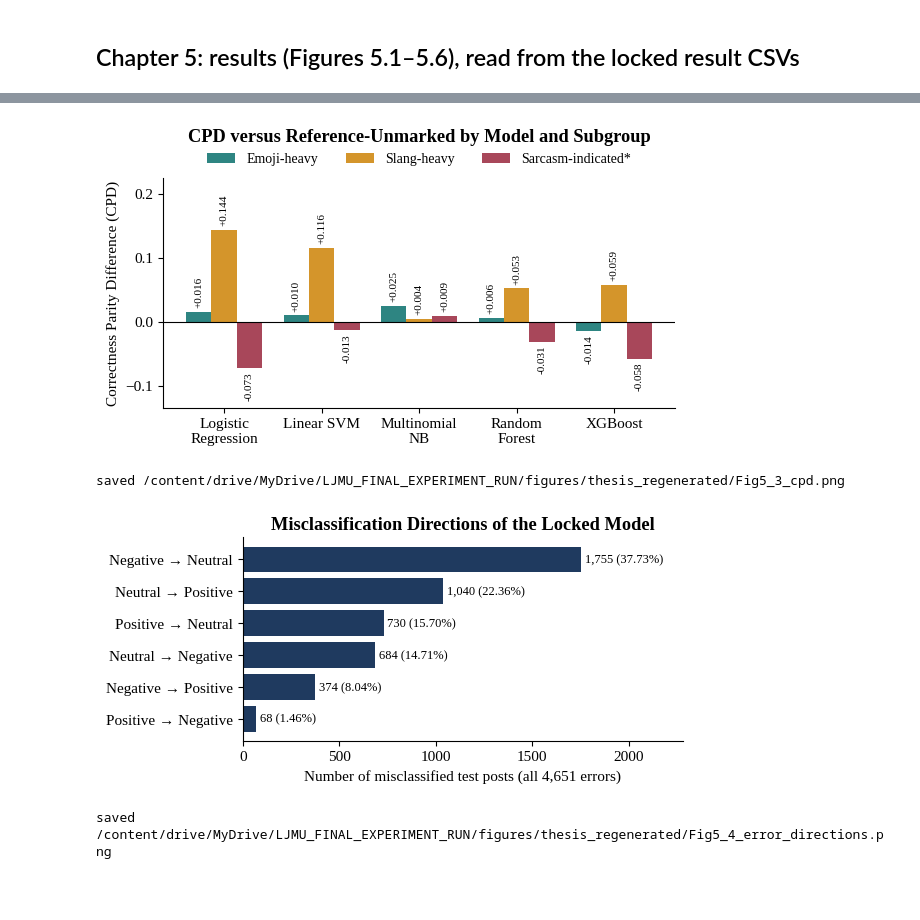
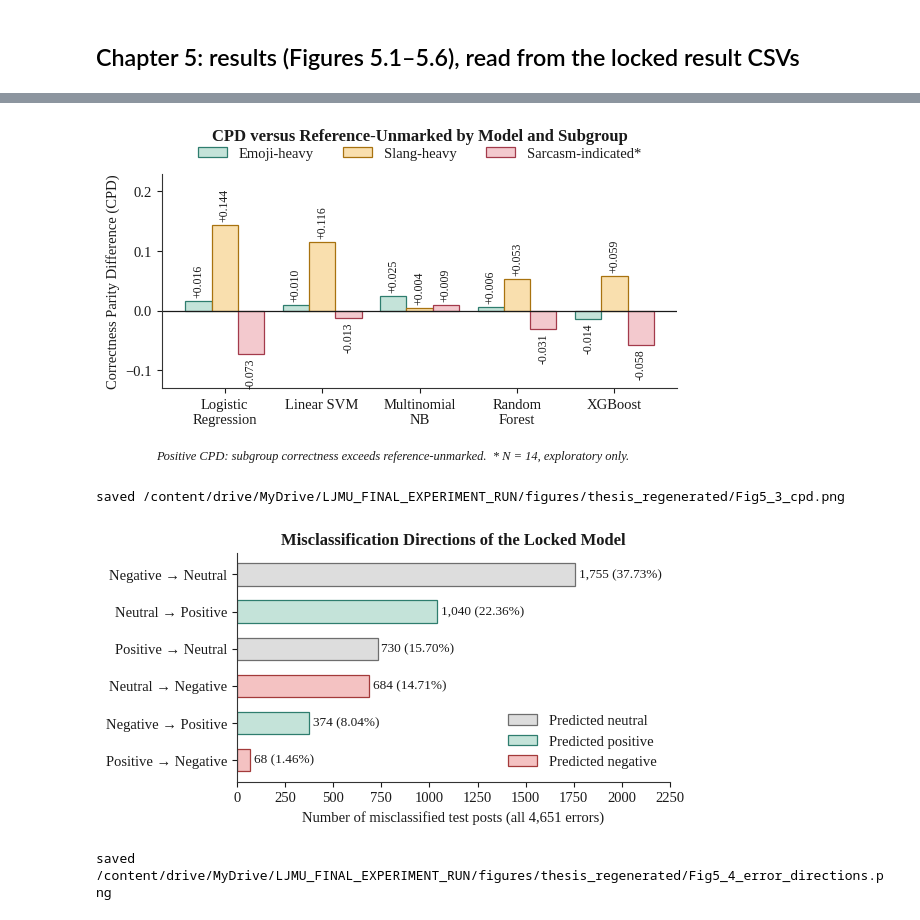
Before and after one commit to abtGIT/ethical-risk-assessment-sentiment-analysis-models-social-media-monitoring-bias-inclusivity, a Jupyter notebook: Implementation/FIGURES_Regenerate.ipynb, the cells around one changed output, grey strips where cells are left out. Drawn from its saved outputs; the diff is of its cells as text; code cells hidden in the pictures; blank space fills up the shorter version.

```diff
--- a/Implementation/FIGURES_Regenerate.ipynb
+++ b/Implementation/FIGURES_Regenerate.ipynb
@@ -140,14 +188,15 @@ saved /content/drive/MyDrive/LJMU_FINAL_EXPERIMENT_RUN/figures/thesis_regenerate
 # Figure 5.2 subgroup Macro F1 with bootstrap intervals
 p = pd.read_csv(need(RES/'F05_RQ1_subgroup_performance.csv')).set_index('Subgroup')
 order = ['reference-unmarked', 'emoji-heavy', 'slang-heavy', 'sarcasm-indicated']; p = p.loc[order]
-fig, ax = plt.subplots(figsize=(6.1, 3.0)); y = np.arange(len(p))[::-1]
-ax.barh(y, p['Macro F1'], color=[C['navy'], C['pos'], C['orange'], C['neg']], height=0.55)
-ax.errorbar(p['Macro F1'], y, xerr=[p['Macro F1'] - p['Macro F1 CI Low'], p['Macro F1 CI High'] - p['Macro F1']], fmt='none', ecolor='black', capsize=4)
+fig, ax = plt.subplots(); y = np.arange(len(p))[::-1]
 for yy, (g, r) in zip(y, p.iterrows()):
-    ax.text(r['Macro F1 CI High'] + 0.01, yy, f"{r['Macro F1']:.4f}  (N = {int(r.N):,})", va='center', fontsize=9)
+    ax.barh(yy, r['Macro F1'], 0.55, color=GRP[g][0], edgecolor=GRP[g][1], linewidth=0.9)
+    ax.errorbar(r['Macro F1'], yy, xerr=[[r['Macro F1'] - r['Macro F1 CI Low']], [r['Macro F1 CI High'] - r['Macro F1']]], fmt='none', ecolor='#1a1a1a', capsize=4, linewidth=1)
+    xt = r['Macro F1'] + 0.03 if g == 'reference-unmarked' else r['Macro F1 CI High'] + 0.012
+    ax.text(xt, yy, f"{r['Macro F1']:.4f}  (N = {int(r.N):,})", va='center', fontsize=9.5)
     log('5.2', g, f"{r['Macro F1']:.6f} [{r['Macro F1 CI Low']:.6f}, {r['Macro F1 CI High']:.6f}] N={int(r.N)}")
-ax.axvline(p.loc['reference-unmarked', 'Macro F1'], ls='--', color='gray', lw=1)
-ax.set_yticks(y); ax.set_yticklabels([g.capitalize() + ('*' if g.startswith('sarc') else '') for g in order]); ax.set_xlim(0, 1.3)
-ax.set_xlabel('Macro F1 with 95% bootstrap interval (500 resamples)'); ax.set_title('Subgroup Macro F1 on Held-Out TweetEval', fontweight='bold')
-save(fig, 'Fig5_2_subgroup_macro_f1.png')
+ax.axvline(p.loc['reference-unmarked', 'Macro F1'], color='#5A7184', linestyle='--', linewidth=0.9)
+ax.set_yticks(y); ax.set_yticklabels([g.capitalize() + ('*' if g.startswith('sarc') else '') for g in order]); ax.set_xlim(0, 1.25)
+ax.set_xlabel('Macro F1 with 95% bootstrap confidence interval (500 resamples)\n* N = 14: exploratory only; interval width reflects small support')
+ax.set_title('Subgroup Macro F1 on Held-Out TweetEval'); save(fig, 'Fig5_2_subgroup_macro_f1.png', 1830, 1017)
 # %% [output]
@@ -156,35 +205,41 @@ saved /content/drive/MyDrive/LJMU_FINAL_EXPERIMENT_RUN/figures/thesis_regenerate
 # %%
 # Figure 5.3 CPD by model and subgroup (labels rounded once, from full-precision values)
 c = pd.read_csv(need(RES/'F05_RQ2_CPD_CRR_five_models.csv'))
 models = ['LogisticRegression', 'LinearSVM', 'MultinomialNB', 'RandomForest', 'XGBoost']
-groups = [('emoji-heavy', 'Emoji-heavy', C['pos']), ('slang-heavy', 'Slang-heavy', C['orange']), ('sarcasm-indicated', 'Sarcasm-indicated*', C['neg'])]
-fig, ax = plt.subplots(figsize=(6.1, 3.5)); x = np.arange(len(models)); w = 0.26
-for i, (g, name, col) in enumerate(groups):
+groups = [('emoji-heavy', 'Emoji-heavy'), ('slang-heavy', 'Slang-heavy'), ('sarcasm-indicated', 'Sarcasm-indicated*')]
+fig, ax = plt.subplots(); x = np.arange(len(models))
+for i, (g, name) in enumerate(groups):
     v = [float(c[(c.Model == m) & (c.Subgroup == g)].CPD.iloc[0]) for m in models]
-    bars = ax.bar(x + (i - 1) * w, v, w, color=col, label=name)
+    bars = bar(ax, x + (i - 1) * 0.27, v, 0.27, GRP[g], label=name)
     for bb, val, m in zip(bars, v, models):
-        ax.text(bb.get_x() + bb.get_width() / 2, val + (0.006 if val >= 0 else -0.006), f'{val:+.3f}', rotation=90, ha='center', va='bottom' if val >= 0 else 'top', fontsize=8)
+        ax.text(bb.get_x() + bb.get_width() / 2, val + (0.006 if val >= 0 else -0.006), f'{val:+.3f}', rotation=90, ha='center', va='bottom' if val >= 0 else 'top', fontsize=8.5)
         log('5.3', f'{m} {g}', round(val, 6))
-ax.axhline(0, color='black', lw=0.8); ax.set_xticks(x)
+ax.axhline(0, color='#1a1a1a', linewidth=0.9); ax.set_xticks(x)
 ax.set_xticklabels(['Logistic\nRegression', 'Linear SVM', 'Multinomial\nNB', 'Random\nForest', 'XGBoost'])
-ax.set_ylim(-0.135, 0.225); ax.set_ylabel('Correctness Parity Difference (CPD)')
-ax.legend(ncol=3, frameon=False, loc='lower center', bbox_to_anchor=(0.5, 1.0), fontsize=10)
-ax.set_title('CPD versus Reference-Unmarked by Model and Subgroup', fontweight='bold', pad=26); save(fig, 'Fig5_3_cpd.png')
+ax.set_ylim(-0.13, 0.23); ax.set_ylabel('Correctness Parity Difference (CPD)')
+ax.legend(ncol=3, loc='lower center', bbox_to_anchor=(0.5, 1.0))
+ax.set_title('CPD versus Reference-Unmarked by Model and Subgroup', pad=24)
+fig.text(0.12, 0.01, 'Positive CPD: subgroup correctness exceeds reference-unmarked.  * N = 14, exploratory only.', fontsize=9, style='italic')
+save(fig, 'Fig5_3_cpd.png', 1830, 1050, rect=(0, 0.06, 1, 1))
 # %% [output]
-[figure, old version]
+[figure, new version]
 saved /content/drive/MyDrive/LJMU_FINAL_EXPERIMENT_RUN/figures/thesis_regenerated/Fig5_3_cpd.png
 # %%
-# Figure 5.4 error directions
+# Figure 5.4 error directions (bars coloured by the predicted class)
 e = pd.read_csv(need(RES/'F06_all_error_directions.csv')).sort_values('N Errors')
-fig, ax = plt.subplots(figsize=(6.1, 3.0))
-ax.barh(e['Error Direction'].str.replace(' -> ', ' → ').str.title(), e['N Errors'], color=C['navy'])
+fig, ax = plt.subplots(); seen = set(); PRED = {'negative': 0, 'neutral': 1, 'positive': 2}
 for i, (_, r) in enumerate(e.iterrows()):
-    ax.text(r['N Errors'] + 20, i, f"{int(r['N Errors']):,} ({r['% of All Errors']:.2f}%)", va='center', fontsize=9)
+    pred = str(r['Error Direction']).split('->')[-1].strip().lower(); k = PRED[pred]
+    ax.barh(i, r['N Errors'], 0.6, color=CLS[k][0], edgecolor=CLS[k][1], linewidth=0.9, label=None if pred in seen else f'Predicted {pred}'); seen.add(pred)
+    ax.text(r['N Errors'] + 20, i, f"{int(r['N Errors']):,} ({r['% of All Errors']:.2f}%)", va='center', fontsize=9.5)
     log('5.4', r['Error Direction'], f"{int(r['N Errors'])} ({r['% of All Errors']:.4f}%)")
-ax.set_xlim(0, e['N Errors'].max() * 1.3); ax.set_xlabel(f"Number of misclassified test posts (all {int(e['N Errors'].sum()):,} errors)")
-ax.set_title('Misclassification Directions of the Locked Model', fontweight='bold'); save(fig, 'Fig5_4_error_directions.png')
+ax.set_yticks(range(len(e))); ax.set_yticklabels(e['Error Direction'].str.replace(' -> ', ' → ').str.title())
+ax.set_xlim(0, 2250); ax.set_xlabel(f"Number of misclassified test posts (all {int(e['N Errors'].sum()):,} errors)")
+handles, labels = ax.get_legend_handles_labels(); order_ = [labels.index(f'Predicted {p_}') for p_ in ('neutral', 'positive', 'negative') if f'Predicted {p_}' in labels]
+ax.legend([handles[i] for i in order_], [labels[i] for i in order_], loc='lower right')
+ax.set_title('Misclassification Directions of the Locked Model'); save(fig, 'Fig5_4_error_directions.png', 1830, 969)
 # %% [output]
-[figure, old version]
+[figure, new version]
 saved /content/drive/MyDrive/LJMU_FINAL_EXPERIMENT_RUN/figures/thesis_regenerated/Fig5_4_error_directions.png
 # %%
 # Figure 5.5 HCER and ECE by subgroup
```
Also changed, not shown: parts of 9 cells of this notebook, 5 other files.
